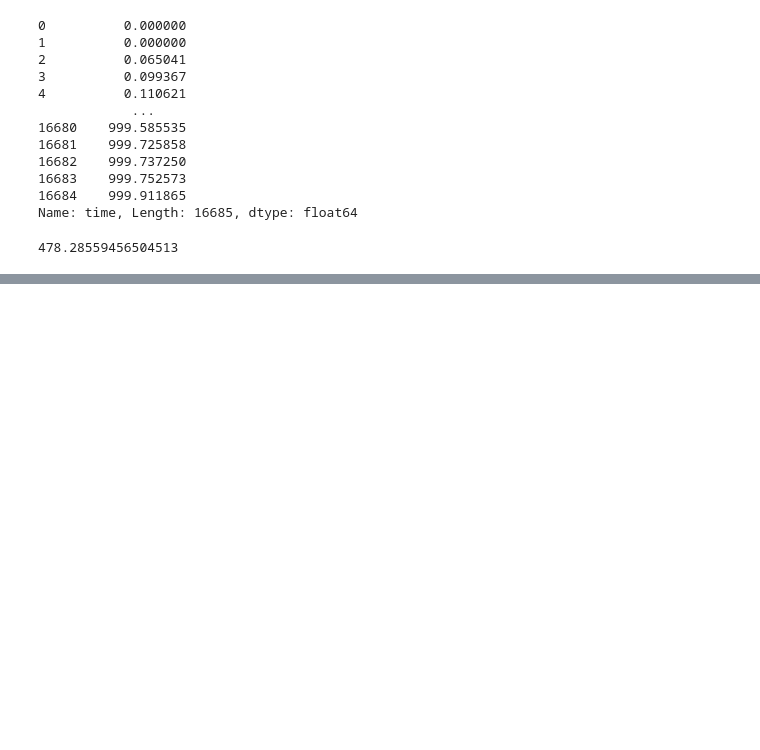
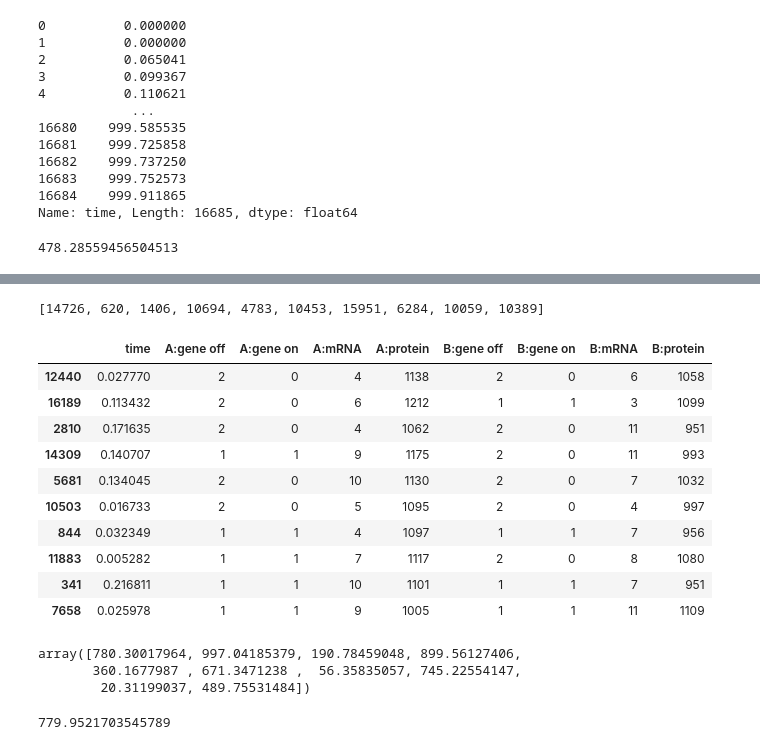
Before and after one commit to Tarun-Mahajan/scnnoise, a Jupyter notebook: doc/Trajectory Inference.ipynb, the cells around one changed output, grey strips where cells are left out. Cells and saved outputs as stored; diff of their text form; code cells hidden in the pictures; blank space fills up the shorter version.

Commit message:
adding faster sampling with np.searchsorted

```diff
--- a/doc/Trajectory Inference.ipynb
+++ b/doc/Trajectory Inference.ipynb
@@ -660,0 +637,2 @@ a
+# %%
+time = list(np.cumsum(data[data.columns[0]]))
@@ -660,0 +657,28 @@ a
+# %%
+a
+# %% [output]
+[14726, 620, 1406, 10694, 4783, 10453, 15951, 6284, 10059, 10389]
+# %%
+data.iloc[np.searchsorted(time, samples, side= 'right')-1]
+# %% [output]
+|  | time | A:gene off | A:gene on | A:mRNA | A:protein | B:gene off | B:gene on | B:mRNA | B:protein |
+| 12440 | 0.027770 | 2 | 0 | 4 | 1138 | 2 | 0 | 6 | 1058 |
+| 16189 | 0.113432 | 2 | 0 | 6 | 1212 | 1 | 1 | 3 | 1099 |
+| 2810 | 0.171635 | 2 | 0 | 4 | 1062 | 2 | 0 | 11 | 951 |
+| 14309 | 0.140707 | 1 | 1 | 9 | 1175 | 2 | 0 | 11 | 993 |
+| 5681 | 0.134045 | 2 | 0 | 10 | 1130 | 2 | 0 | 7 | 1032 |
+| 10503 | 0.016733 | 2 | 0 | 5 | 1095 | 2 | 0 | 4 | 997 |
+| 844 | 0.032349 | 1 | 1 | 4 | 1097 | 1 | 1 | 7 | 956 |
+| 11883 | 0.005282 | 1 | 1 | 7 | 1117 | 2 | 0 | 8 | 1080 |
+| 341 | 0.216811 | 1 | 1 | 10 | 1101 | 1 | 1 | 7 | 951 |
+| 7658 | 0.025978 | 1 | 1 | 9 | 1005 | 1 | 1 | 11 | 1109 |
+# %%
+samples
+# %% [output]
+array([780.30017964, 997.04185379, 190.78459048, 899.56127406,
+       360.1677987 , 671.3471238 ,  56.35835057, 745.22554147,
+        20.31199037, 489.75531484])
+# %%
+np.cumsum(data[data.columns[0]]).iloc[12440]
+# %% [output]
+779.9521703545789
```
Also changed, not shown: parts of 25 cells of this notebook, 1 other file.
